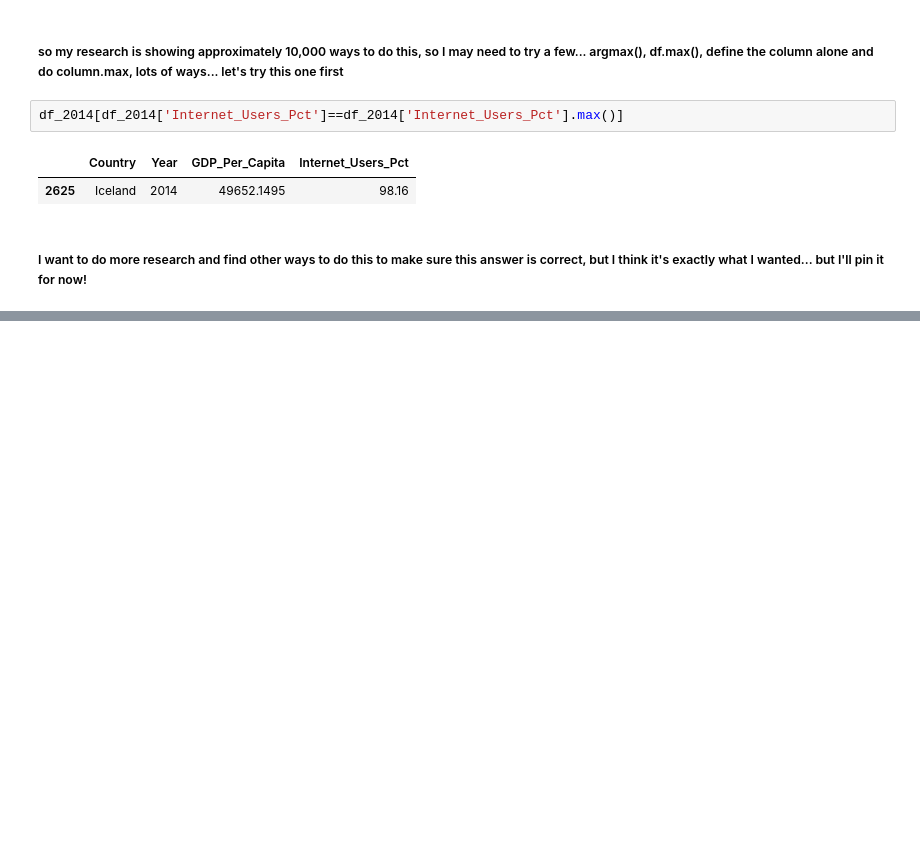
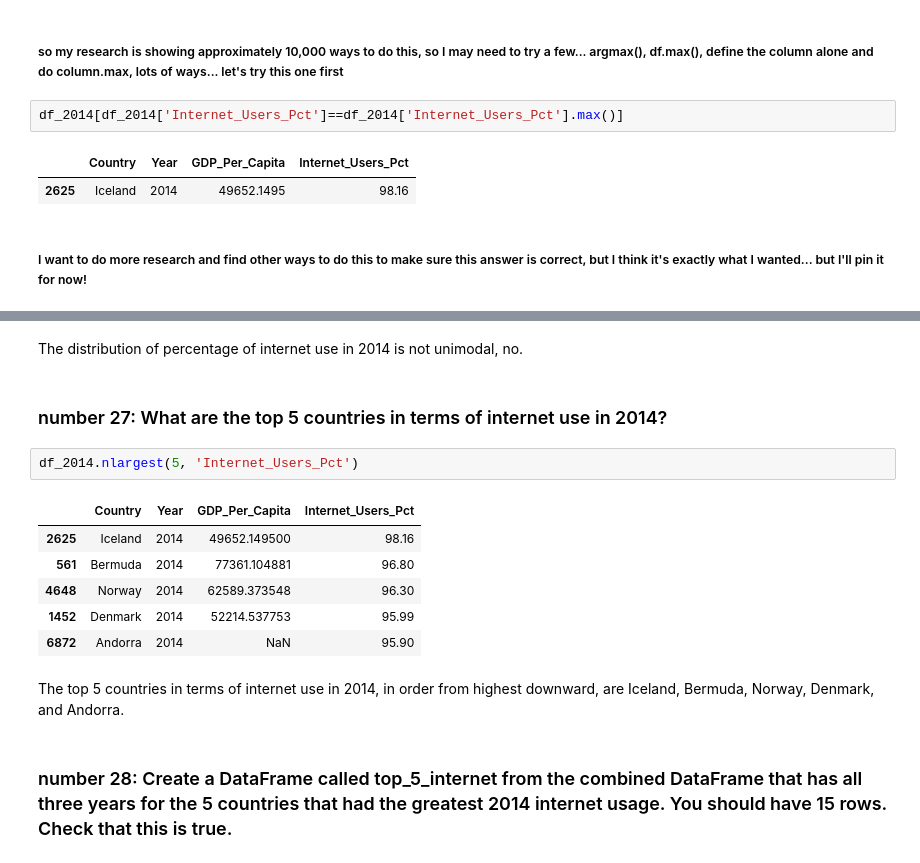
Before and after one commit to NSS-Data-Analytics-Cohort-6/gdp-and-internet-usage-atinglis314, a Jupyter notebook: notebooks/gdp_and_internet_usage_script.ipynb, the cells around one changed output, grey strips where cells are left out. Drawn from its saved outputs; the diff is of its cells as text; blank space fills up the shorter version.

```diff
--- a/notebooks/gdp_and_internet_usage_script.ipynb
+++ b/notebooks/gdp_and_internet_usage_script.ipynb
@@ -551,0 +552,17 @@ plt.show()
+# %% [markdown]
+The distribution of percentage of internet use in 2014 is not unimodal, no.
+# %% [markdown]
+### number 27: What are the top 5 countries in terms of internet use in 2014?
+# %%
+df_2014.nlargest(5, 'Internet_Users_Pct')
+# %% [output]
+|  | Country | Year | GDP_Per_Capita | Internet_Users_Pct |
+| 2625 | Iceland | 2014 | 49652.149500 | 98.16 |
+| 561 | Bermuda | 2014 | 77361.104881 | 96.80 |
+| 4648 | Norway | 2014 | 62589.373548 | 96.30 |
+| 1452 | Denmark | 2014 | 52214.537753 | 95.99 |
+| 6872 | Andorra | 2014 | NaN | 95.90 |
+# %% [markdown]
+The top 5 countries in terms of internet use in 2014, in order from highest downward, are Iceland, Bermuda, Norway, Denmark, and Andorra.
+# %% [markdown]
+### number 28: Create a DataFrame called top_5_internet from the combined DataFrame that has all three years for the 5 countries that had the greatest 2014 internet usage. You should have 15 rows. Check that this is true.
```
Also changed, not shown: parts of 66 cells of this notebook.
